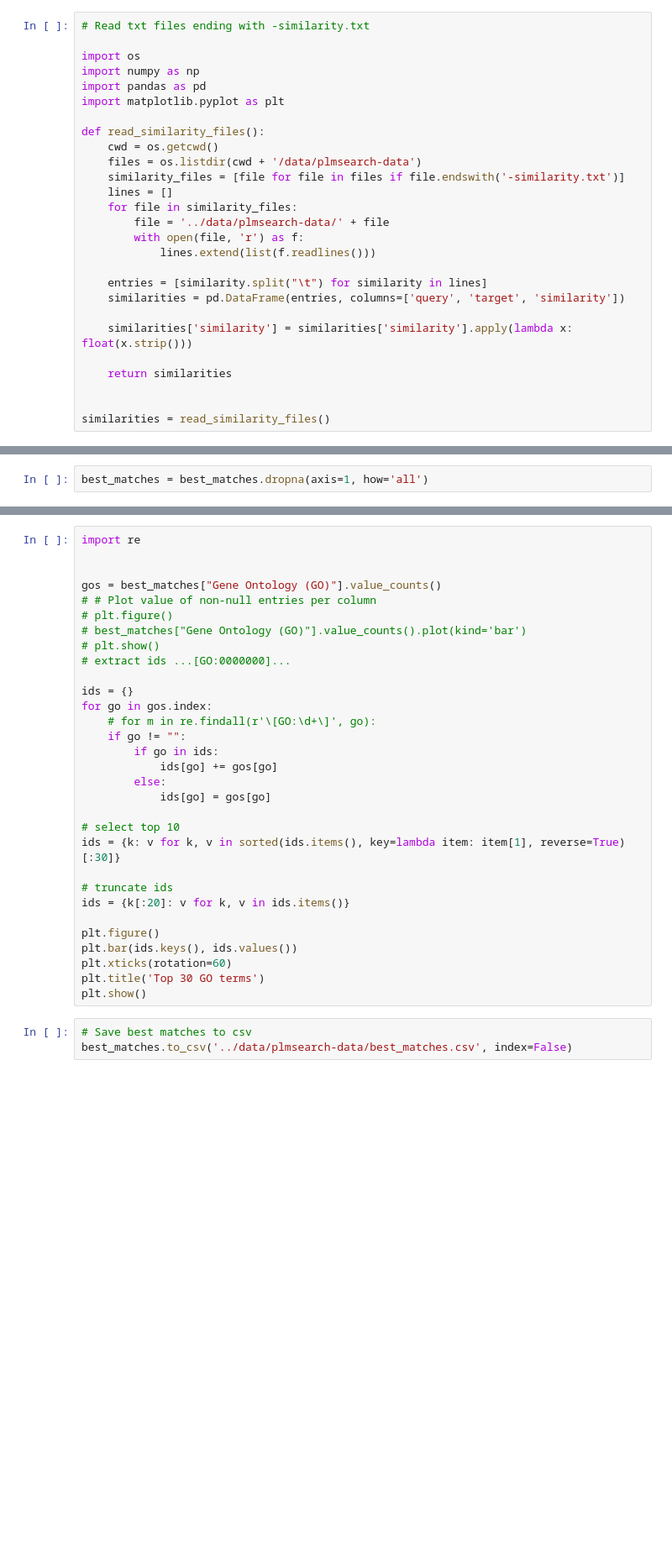
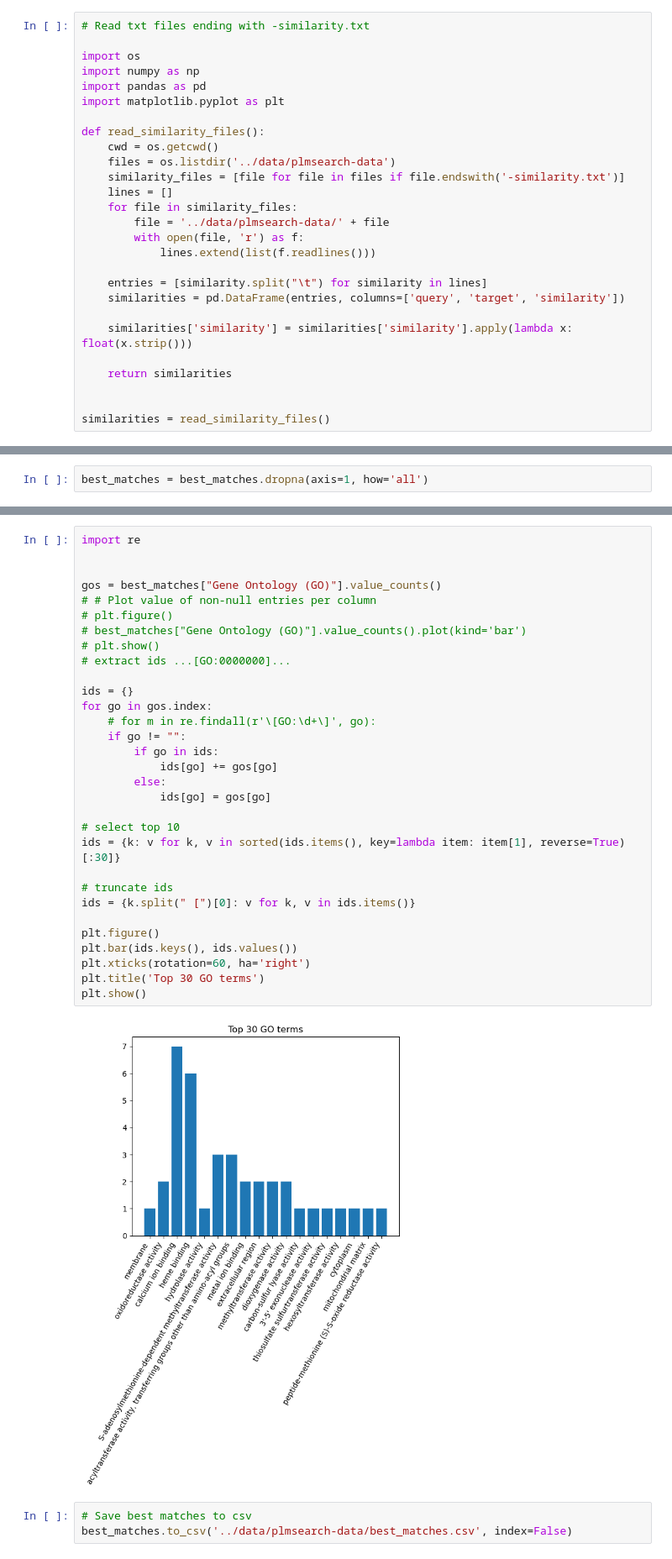
Before and after one commit to Delft-iGEM/utp-sequence-analysis, a Jupyter notebook: notebooks/plmsearch.ipynb, the cells around one changed output, grey strips where cells are left out. Shown at 84% size. Cells and saved outputs as stored; diff of their text form; blank space fills up the shorter version.

```diff
--- a/notebooks/plmsearch.ipynb
+++ b/notebooks/plmsearch.ipynb
@@ -8,7 +8,7 @@ import matplotlib.pyplot as plt
 
 def read_similarity_files():
     cwd = os.getcwd()
-    files = os.listdir(cwd + '/data/plmsearch-data')
+    files = os.listdir('../data/plmsearch-data')
     similarity_files = [file for file in files if file.endswith('-similarity.txt')]
     lines = []
     for file in similarity_files:
@@ -57,34 +76,36 @@ plt.show()
 # %%
 import re
 
 
 gos = best_matches["Gene Ontology (GO)"].value_counts()
 # # Plot value of non-null entries per column
 # plt.figure()
 # best_matches["Gene Ontology (GO)"].value_counts().plot(kind='bar')
 # plt.show()
 # extract ids ...[GO:0000000]...
 
 ids = {}
 for go in gos.index:
     # for m in re.findall(r'\[GO:\d+\]', go):
     if go != "":
         if go in ids:
             ids[go] += gos[go]
         else:
             ids[go] = gos[go]
 
 # select top 10
 ids = {k: v for k, v in sorted(ids.items(), key=lambda item: item[1], reverse=True)[:30]}
 
 # truncate ids
-ids = {k[:20]: v for k, v in ids.items()}
+ids = {k.split(" [")[0]: v for k, v in ids.items()}
 
 plt.figure()
 plt.bar(ids.keys(), ids.values())
-plt.xticks(rotation=60)
+plt.xticks(rotation=60, ha='right')
 plt.title('Top 30 GO terms')
 plt.show()
+# %% [output]
+[figure, added]
 # %%
 # Save best matches to csv
 best_matches.to_csv('../data/plmsearch-data/best_matches.csv', index=False)
```
Also changed, not shown: parts of 4 cells of this notebook, 6 other files.
